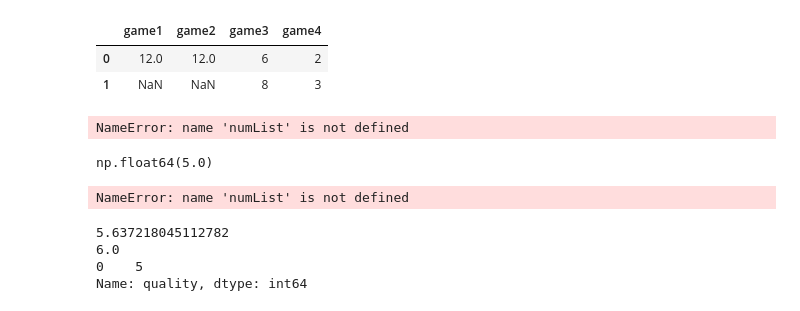
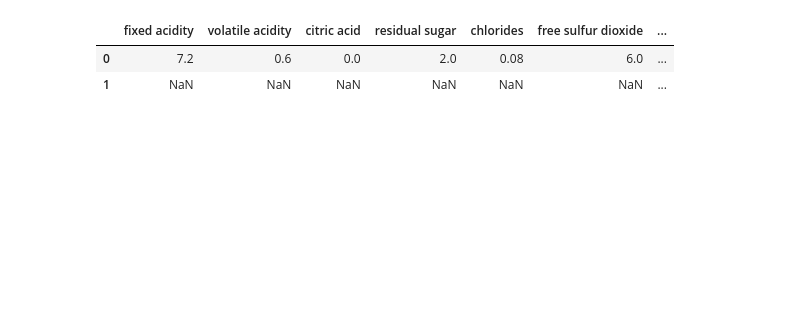
Before and after one commit to codes71/Semester5, a Jupyter notebook: lab2.ipynb, the cells around one changed output. Cells and saved outputs as stored; diff of their text form; code cells hidden in the pictures; blank space fills up the shorter version.

```diff
--- a/lab2.ipynb
+++ b/lab2.ipynb
@@ -93,21 +78,7 @@ game4     4.0
 dtype: float64
 # %%
-df.mode(numeric_only=True)
+df.mode()
 # %% [output]
-|  | game1 | game2 | game3 | game4 |
-| 0 | 12.0 | 12.0 | 6 | 2 |
-| 1 | NaN | NaN | 8 | 3 |
+|  | fixed acidity | volatile acidity | citric acid | residual sugar | chlorides | free sulfur dioxide | ... |
+| 0 | 7.2 | 0.6 | 0.0 | 2.0 | 0.08 | 6.0 | ... |
+| 1 | NaN | NaN | NaN | NaN | NaN | NaN | ... |
-# %%
-import numpy as np
-np.mean(numList)
-# %% [output]
-NameError: name 'numList' is not defined
-# %%
-np.median(numList)
-# %% [output]
-np.float64(5.0)
-# %%
-from scipy import stats
-stats.mode(numList)
-# %% [output]
-NameError: name 'numList' is not defined
@@ -117,12 +84,0 @@ df = pd.read_csv('datasets/winequality-red.csv')
-# %%
-meanQ = df["quality"].mean()
-medianQ = df["quality"].median()
-modeQ = df["quality"].mode()
-print(meanQ)
-print(medianQ)
-print(modeQ)
-# %% [output]
-5.637218045112782
-6.0
-0    5
-Name: quality, dtype: int64
```
Also changed, not shown: parts of 21 cells of this notebook, 1 other file.
